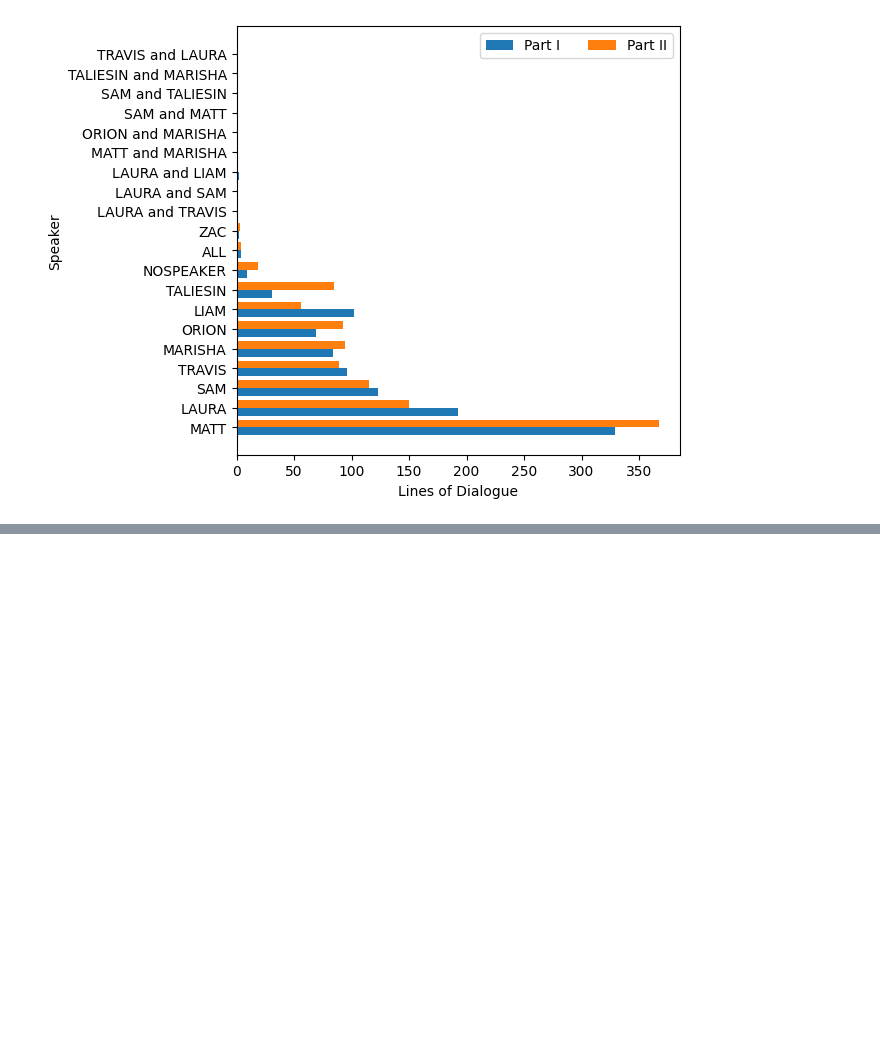
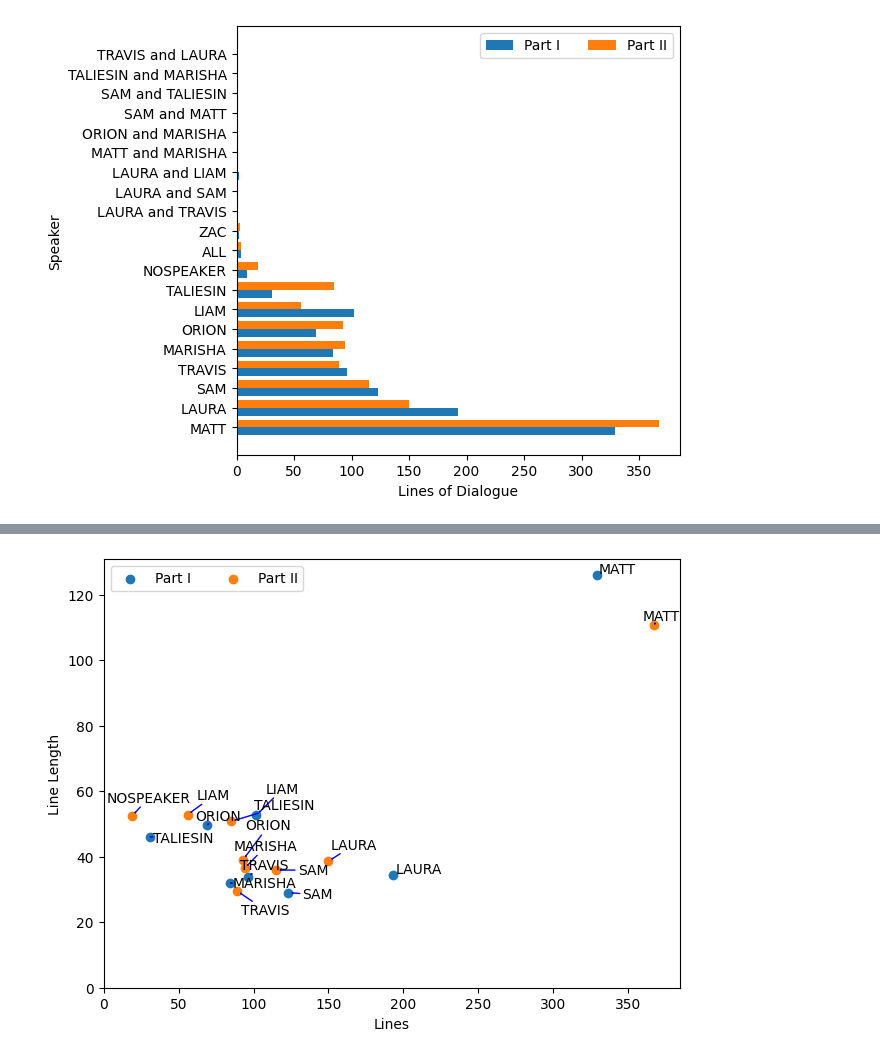
Before and after one commit to wmchad/CritRoleAI, a Jupyter notebook: notebooks/data_prep/01_learning_to_download_data.ipynb, the cells around one changed output, grey strips where cells are left out. Cells and saved outputs as stored; diff of their text form; code cells hidden in the pictures; blank space fills up the shorter version.

```diff
--- a/notebooks/data_prep/01_learning_to_download_data.ipynb
+++ b/notebooks/data_prep/01_learning_to_download_data.ipynb
@@ -263,0 +243,34 @@ plt.show()
+# %%
+from adjustText import adjust_text
+
+fig, ax = plt.subplots(layout = 'constrained')
+
+many_lines_data = main_summary[main_summary['line'] > 10].reset_index()
+
+for sec in ['Part I', 'Part II']:
+    part_data = many_lines_data[many_lines_data['section'] == sec]
+    ax.scatter(part_data['line'], part_data['linelength'], label = sec)
+
+# Add some text for labels, title and custom x-axis tick labels, etc.
+ax.set_xlabel('Lines')
+ax.set_ylabel('Line Length')
+ax.legend(loc = 'upper left', ncols = 3)
+ax.set_xlim(left = 0)
+ax.set_ylim(bottom = 0)
+
+# for i, txt in enumerate(main_summary['speaker']):
+#     ax.annotate(
+#         txt,
+#         (main_summary['line'][i] + 1, main_summary['linelength'][i] + 1),
+#         xytext = (main_summary['line'][i] + 15, main_summary['linelength'][i] + 5),
+#         arrowprops = {'arrowstyle': '->'}
+#     )
+
+ax = [ax.annotate(txt, (many_lines_data['line'][i], many_lines_data['linelength'][i]))
+      for i, txt in enumerate(many_lines_data['speaker'])]
+adjust_text(ax, arrowprops = dict(arrowstyle = '->', color = 'b'), min_arrow_len = 5)
+
+
+plt.show()
+# %% [output]
+[figure, added]
```
Also changed, not shown: parts of 9 cells of this notebook.
